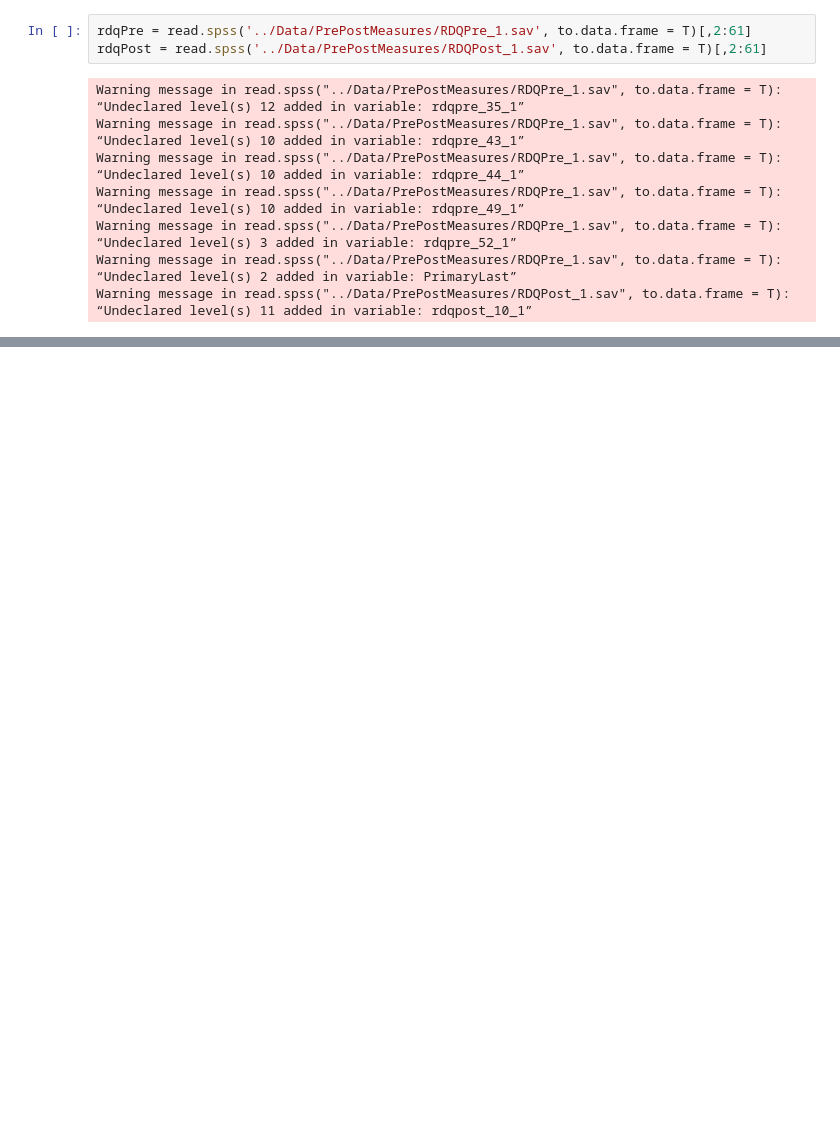
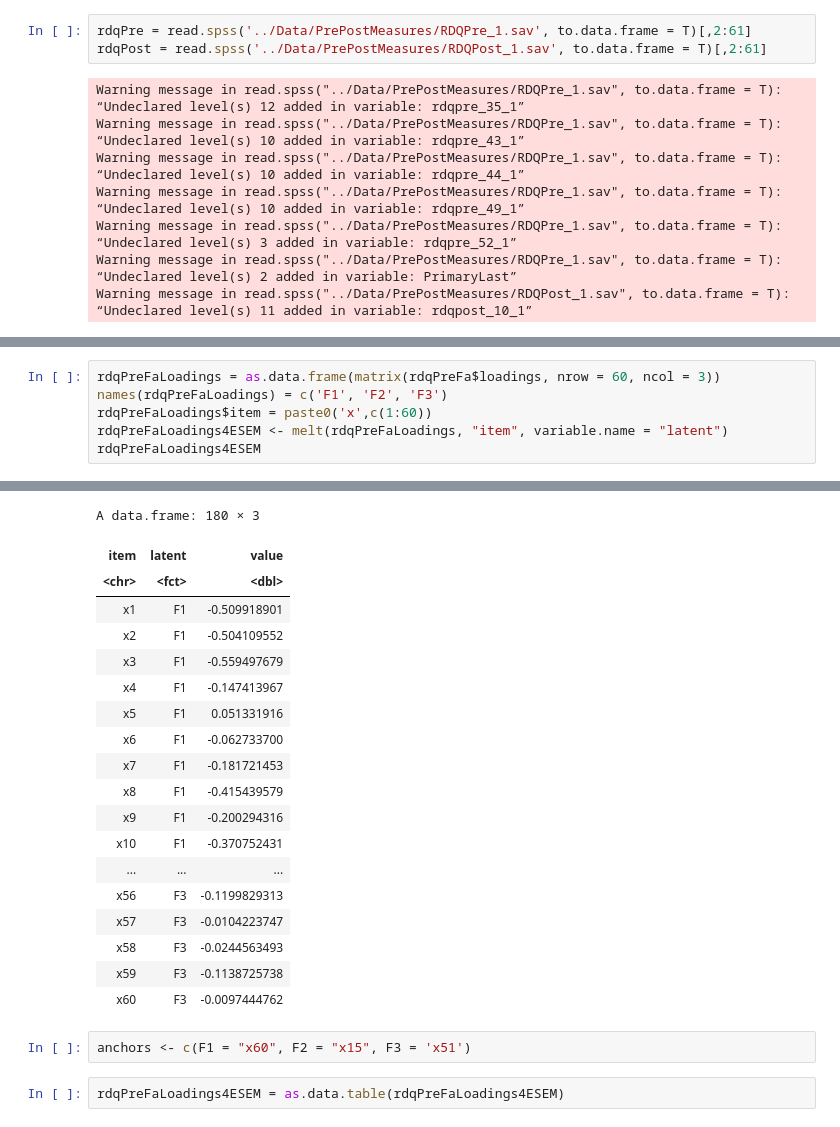
Before and after one commit to sin-ying-lin/phpTxOutcome, a Jupyter notebook: Code/rdqStructure.ipynb, the cells around one changed output, grey strips where cells are left out. Drawn from its saved outputs; the diff is of its cells as text; blank space fills up the shorter version.

```diff
--- a/Code/rdqStructure.ipynb
+++ b/Code/rdqStructure.ipynb
@@ -196,0 +99,7 @@ Model Test User Model:
+# %%
+rdqPreFaLoadings = as.data.frame(matrix(rdqPreFa$loadings, nrow = 60, ncol = 3))
+names(rdqPreFaLoadings) = c('F1', 'F2', 'F3')
+rdqPreFaLoadings$item = paste0('x',c(1:60))
+rdqPreFaLoadings4ESEM <- melt(rdqPreFaLoadings, "item", variable.name = "latent")
+rdqPreFaLoadings4ESEM
+# %% [output]
@@ -196,0 +108,23 @@ Model Test User Model:
+A data.frame: 180 × 3
+| item | latent | value |
+| <chr> | <fct> | <dbl> |
+| x1 | F1 | -0.509918901 |
+| x2 | F1 | -0.504109552 |
+| x3 | F1 | -0.559497679 |
+| x4 | F1 | -0.147413967 |
+| x5 | F1 | 0.051331916 |
+| x6 | F1 | -0.062733700 |
+| x7 | F1 | -0.181721453 |
+| x8 | F1 | -0.415439579 |
+| x9 | F1 | -0.200294316 |
+| x10 | F1 | -0.370752431 |
+| ... | ... | ... |
+| x56 | F3 | -0.1199829313 |
+| x57 | F3 | -0.0104223747 |
+| x58 | F3 | -0.0244563493 |
+| x59 | F3 | -0.1138725738 |
+| x60 | F3 | -0.0097444762 |
+# %%
+anchors <- c(F1 = "x60", F2 = "x15", F3 = 'x51')
+# %%
+rdqPreFaLoadings4ESEM = as.data.table(rdqPreFaLoadings4ESEM)
```
Also changed, not shown: parts of 36 cells of this notebook, 8 other files.
